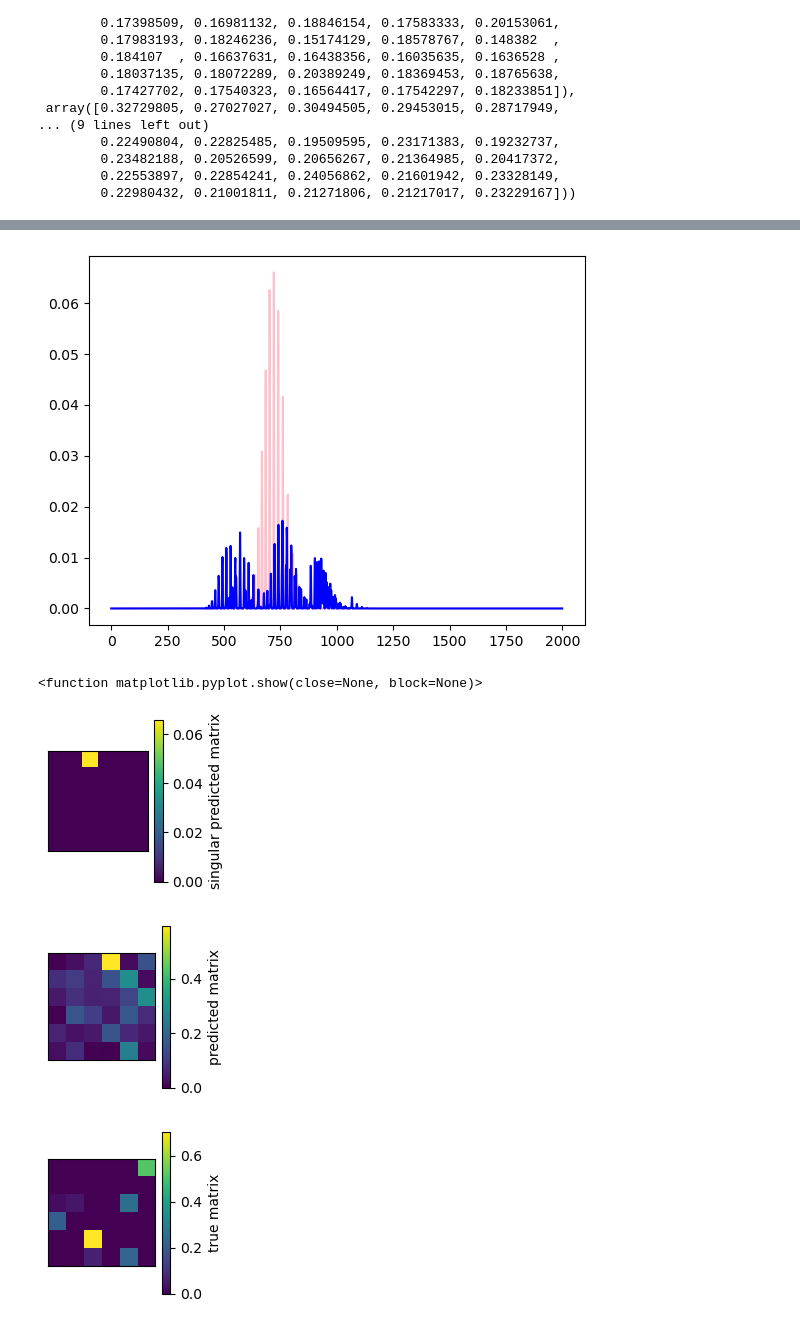
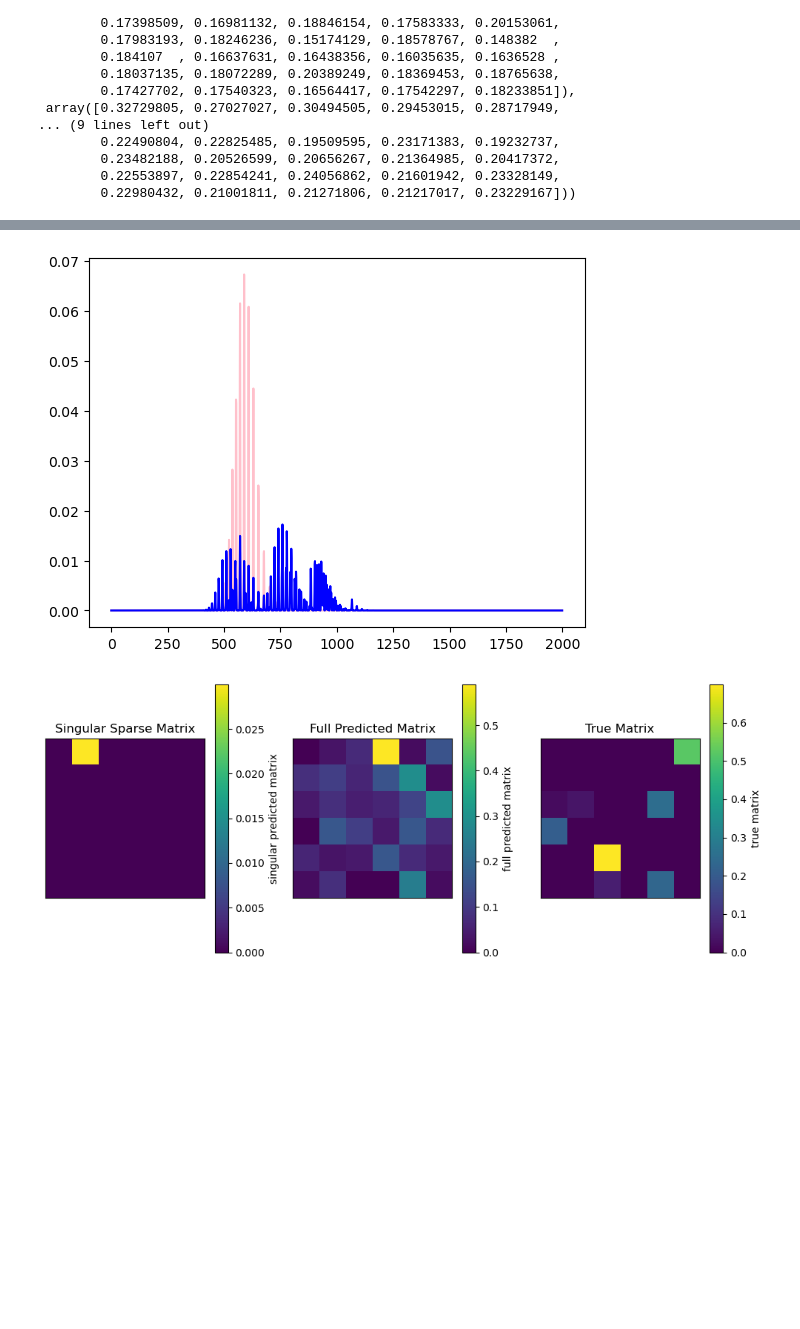
Before and after one commit to SanazKaz/Mass_Spec_ML_Project, a Jupyter notebook: ANN.ipynb, the cells around one changed output, grey strips where cells are left out. Cells and saved outputs as stored; diff of their text form; code cells hidden in the pictures; blank space fills up the shorter version.

```diff
--- a/ANN.ipynb
+++ b/ANN.ipynb
@@ -912,0 +895,5 @@ tensor([[5.5839e-26, 2.5397e-02, 6.5831e-02, 5.9346e-01, 1.7994e-02, 1.5055e-01]
+# %%
+for matrix_index, matrix in new_pred_matrices[:10]:
+    print(f"Matrix from original matrix {matrix_index+1}:")
+    print(matrix)
+    print()
@@ -912,0 +918,2 @@ tensor([[5.5839e-26, 2.5397e-02, 6.5831e-02, 5.9346e-01, 1.7994e-02, 1.5055e-01]
+# %%
+X_val = X_val.numpy()
@@ -969,0 +990,11 @@ torch.Size([143609, 2000])
+# %%
+singular_spectra = load_data('randomtry.pkl')
+print(singular_spectra.shape)
+
+print("singular matrix:", single_matrices[0])
+print("singular matrix:", single_matrices[1])
+print("singular matrix:", single_matrices[2])
+print("singular matrix:", single_matrices[3])
+
+print("full predicted matrix:", full_predicted_matrices[0])
+print("y_true matrix:", original_matrices[0])
@@ -970,37 +1019,42 @@ torch.Size([143609, 2000])
 # %%
 import matplotlib.pyplot as plt
 
 
-plt.plot(singular_spectra[3], color='pink') ## sspectra going with singular matrix
+plt.plot(singular_spectra[1], color='pink') ## sspectra going with singular matrix
 plt.plot(X_val[1], color='blue') ## spectra going with full matrix
 plt.show()
 
-plt.figure(figsize=(2,2))
-plt.imshow(interaction_matrix[2], cmap='viridis') # singular sparse matrices i created from y_pred
-plt.colorbar(label = 'singular predicted matrix')
-plt.xticks([])
-plt.yticks([])
-plt.tight_layout()
-plt.show
+import matplotlib.pyplot as plt
 
-plt.figure(figsize=(2,2))
-plt.imshow(y_pred[0], cmap='viridis')  ## y_pred matrix - full matrix
-plt.colorbar(label = 'predicted matrix')
-plt.xticks([])
-plt.yticks([])
-plt.tight_layout()
-plt.show
+# Assuming single_matrices, full_predicted_matrices, and original_matrices are your data sources
+plt.figure(figsize=(10, 4))  # Adjust the figure size to provide adequate space for three plots
 
-plt.figure(figsize=(2,2))
-plt.imshow(y_true[0], cmap='viridis')  ## true matrix y_val
-plt.colorbar(label = 'true matrix')
-plt.xticks([])
-plt.yticks([])
-plt.tight_layout()
-plt.show
+# Plot for singular sparse matrix created from y_pred
+plt.subplot(1, 3, 1)  # 1 row, 3 columns, first subplot
+plt.imshow(single_matrices[0], cmap='viridis')
+plt.colorbar(label='singular predicted matrix')
+plt.xticks([])  # Remove x-axis ticks
+plt.yticks([])  # Remove y-axis ticks
+plt.title('Singular Sparse Matrix')
+
+# Plot for full predicted matrix from y_pred
+plt.subplot(1, 3, 2)  # 1 row, 3 columns, second subplot
+plt.imshow(full_predicted_matrices[0], cmap='viridis')
+plt.colorbar(label='full predicted matrix')
+plt.xticks([])  # Remove x-axis ticks
+plt.yticks([])  # Remove y-axis ticks
+plt.title('Full Predicted Matrix')
+
+# Plot for the original matrix (true matrix y_val)
+plt.subplot(1, 3, 3)  # 1 row, 3 columns, third subplot
+plt.imshow(original_matrices[0], cmap='viridis')
+plt.colorbar(label='true matrix')
+plt.xticks([])  # Remove x-axis ticks
+plt.yticks([])  # Remove y-axis ticks
+plt.title('True Matrix')
+
+plt.tight_layout()  # Adjust layout to prevent overlap
+plt.show()  # Display the plots
 # %% [output]
-[figure, old version]
+[figure, new version]
-<function matplotlib.pyplot.show(close=None, block=None)>
-[figure, old version]
+[figure, new version]
-[figure, removed]
-[figure, removed]
```
Also changed, not shown: parts of 19 cells of this notebook, 1 other file.
